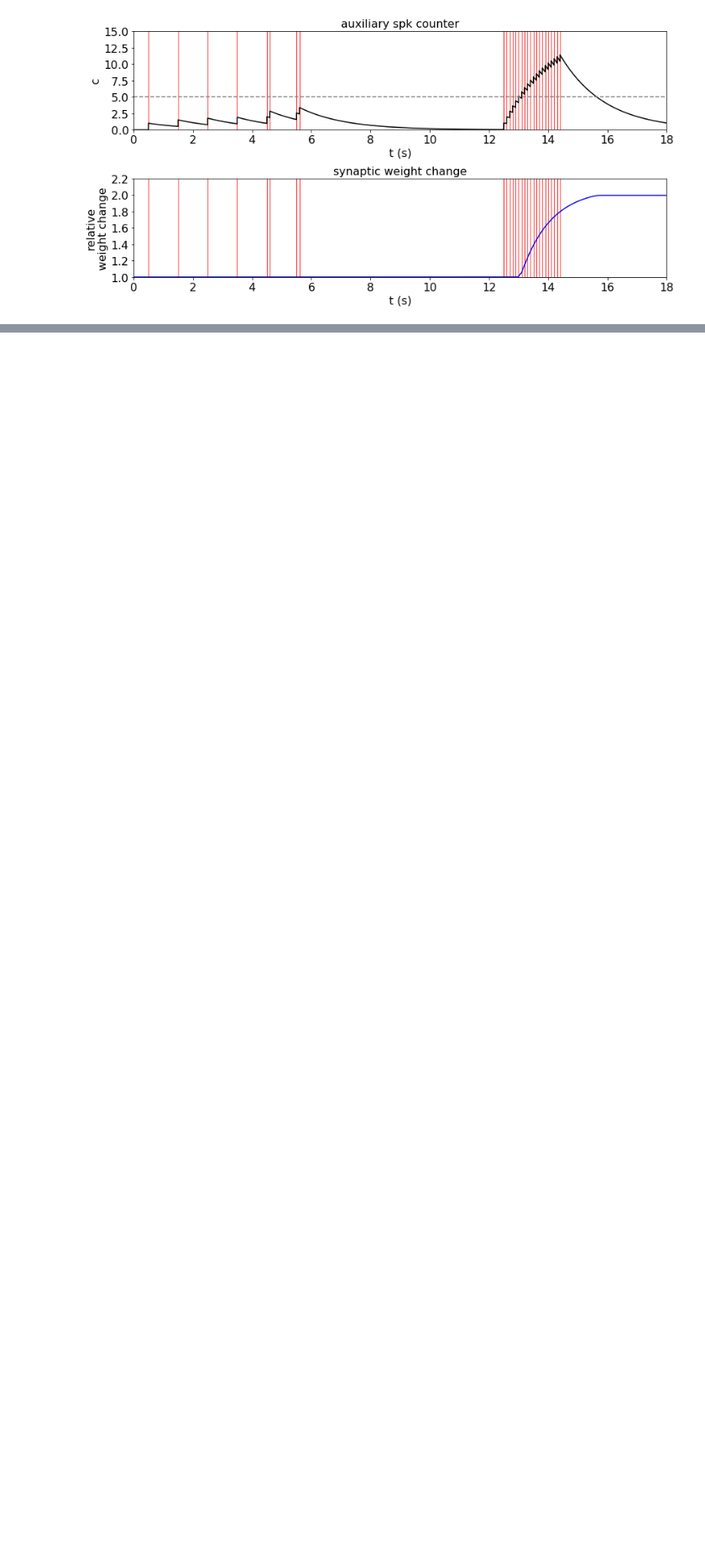
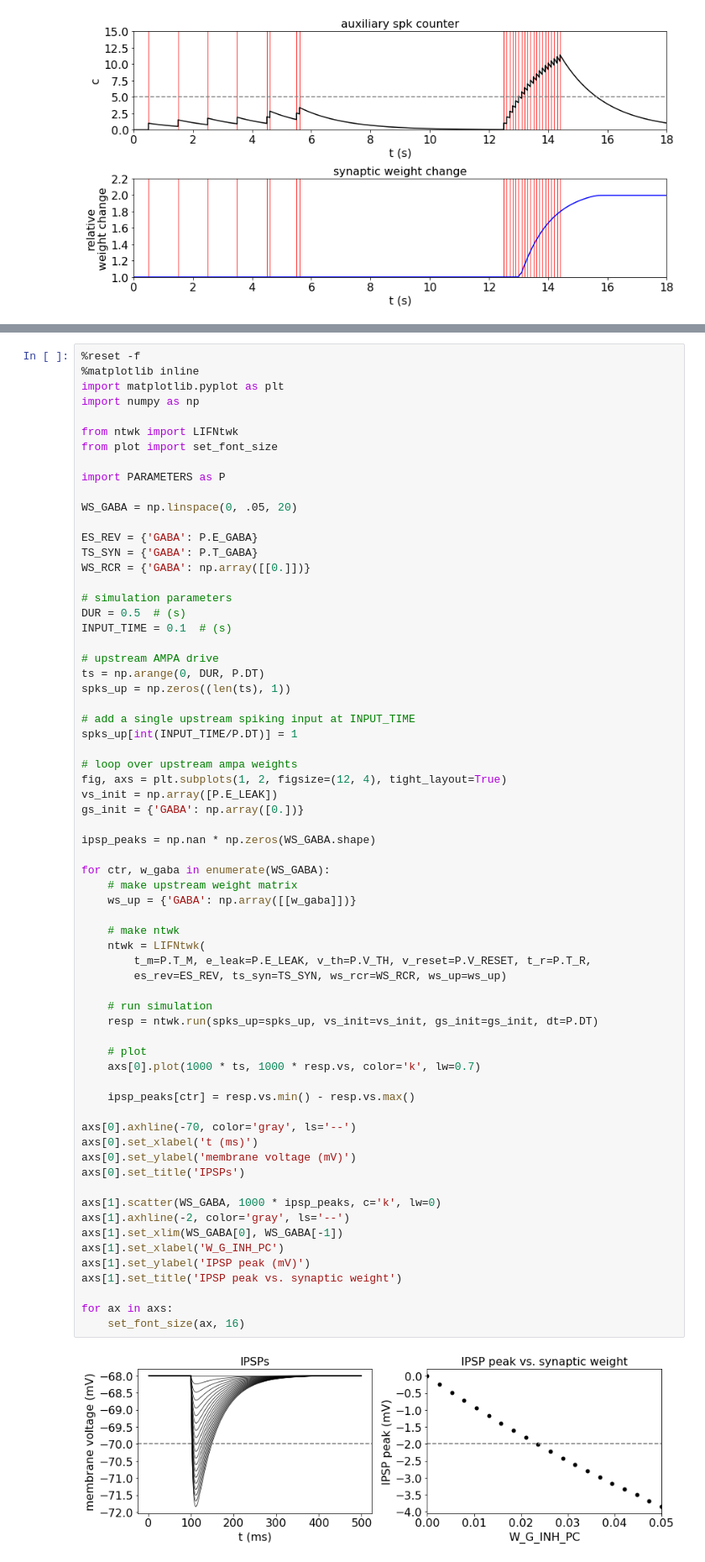
Before and after one commit to rkp8000/network_replay, a Jupyter notebook: parameters_aux.ipynb, the cells around one changed output, grey strips where cells are left out. Shown at 84% size. Saved outputs shown, nothing was run; the diff lists cells and outputs as text; blank space fills up the shorter version.

Commit message:
Determine INH-onto-PC cxn weight.

```diff
--- a/parameters_aux.ipynb
+++ b/parameters_aux.ipynb
@@ -482,0 +487,68 @@ for ax in axs:
+# %%
+%reset -f
+%matplotlib inline
+import matplotlib.pyplot as plt
+import numpy as np
+
+from ntwk import LIFNtwk
+from plot import set_font_size
+
+import PARAMETERS as P
+
+WS_GABA = np.linspace(0, .05, 20)
+
+ES_REV = {'GABA': P.E_GABA}
+TS_SYN = {'GABA': P.T_GABA}
+WS_RCR = {'GABA': np.array([[0.]])}
+
+# simulation parameters
+DUR = 0.5  # (s)
+INPUT_TIME = 0.1  # (s)
+
+# upstream AMPA drive
+ts = np.arange(0, DUR, P.DT)
+spks_up = np.zeros((len(ts), 1))
+
+# add a single upstream spiking input at INPUT_TIME
+spks_up[int(INPUT_TIME/P.DT)] = 1
+
+# loop over upstream ampa weights
+fig, axs = plt.subplots(1, 2, figsize=(12, 4), tight_layout=True)
+vs_init = np.array([P.E_LEAK])
+gs_init = {'GABA': np.array([0.])}
+
+ipsp_peaks = np.nan * np.zeros(WS_GABA.shape)
+
+for ctr, w_gaba in enumerate(WS_GABA):
+    # make upstream weight matrix
+    ws_up = {'GABA': np.array([[w_gaba]])}
+
+    # make ntwk
+    ntwk = LIFNtwk(
+        t_m=P.T_M, e_leak=P.E_LEAK, v_th=P.V_TH, v_reset=P.V_RESET, t_r=P.T_R,
+        es_rev=ES_REV, ts_syn=TS_SYN, ws_rcr=WS_RCR, ws_up=ws_up)
+
+    # run simulation
+    resp = ntwk.run(spks_up=spks_up, vs_init=vs_init, gs_init=gs_init, dt=P.DT)
+
+    # plot
+    axs[0].plot(1000 * ts, 1000 * resp.vs, color='k', lw=0.7)
+
+    ipsp_peaks[ctr] = resp.vs.min() - resp.vs.max()
+
+axs[0].axhline(-70, color='gray', ls='--')
+axs[0].set_xlabel('t (ms)')
+axs[0].set_ylabel('membrane voltage (mV)')
+axs[0].set_title('IPSPs')
+
+axs[1].scatter(WS_GABA, 1000 * ipsp_peaks, c='k', lw=0)
+axs[1].axhline(-2, color='gray', ls='--')
+axs[1].set_xlim(WS_GABA[0], WS_GABA[-1])
+axs[1].set_xlabel('W_G_INH_PC')
+axs[1].set_ylabel('IPSP peak (mV)')
+axs[1].set_title('IPSP peak vs. synaptic weight')
+
+for ax in axs:
+    set_font_size(ax, 16)
+# %% [output]
+[figure, added]
```
Also changed, not shown: parts of 3 cells of this notebook, 2 other files.
